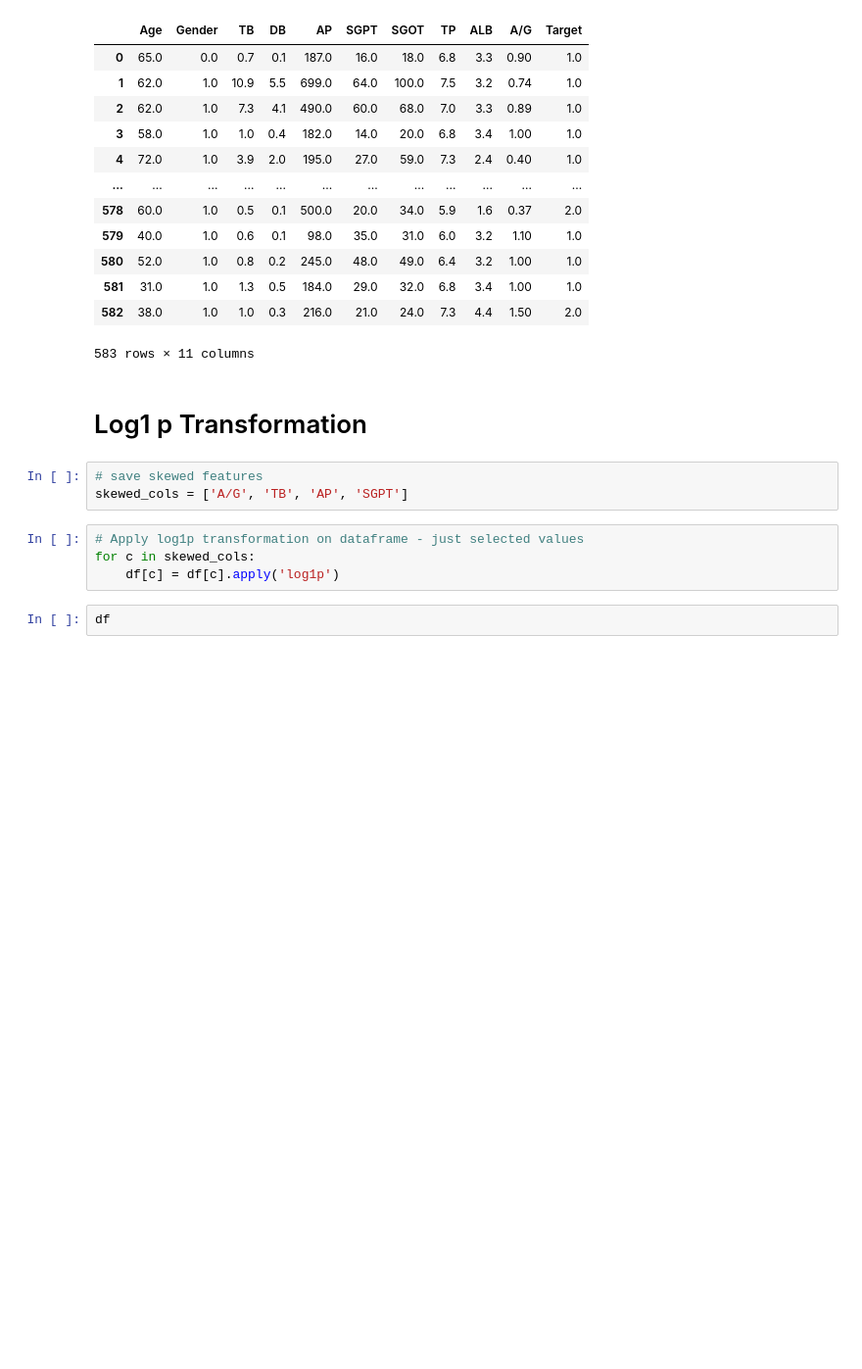
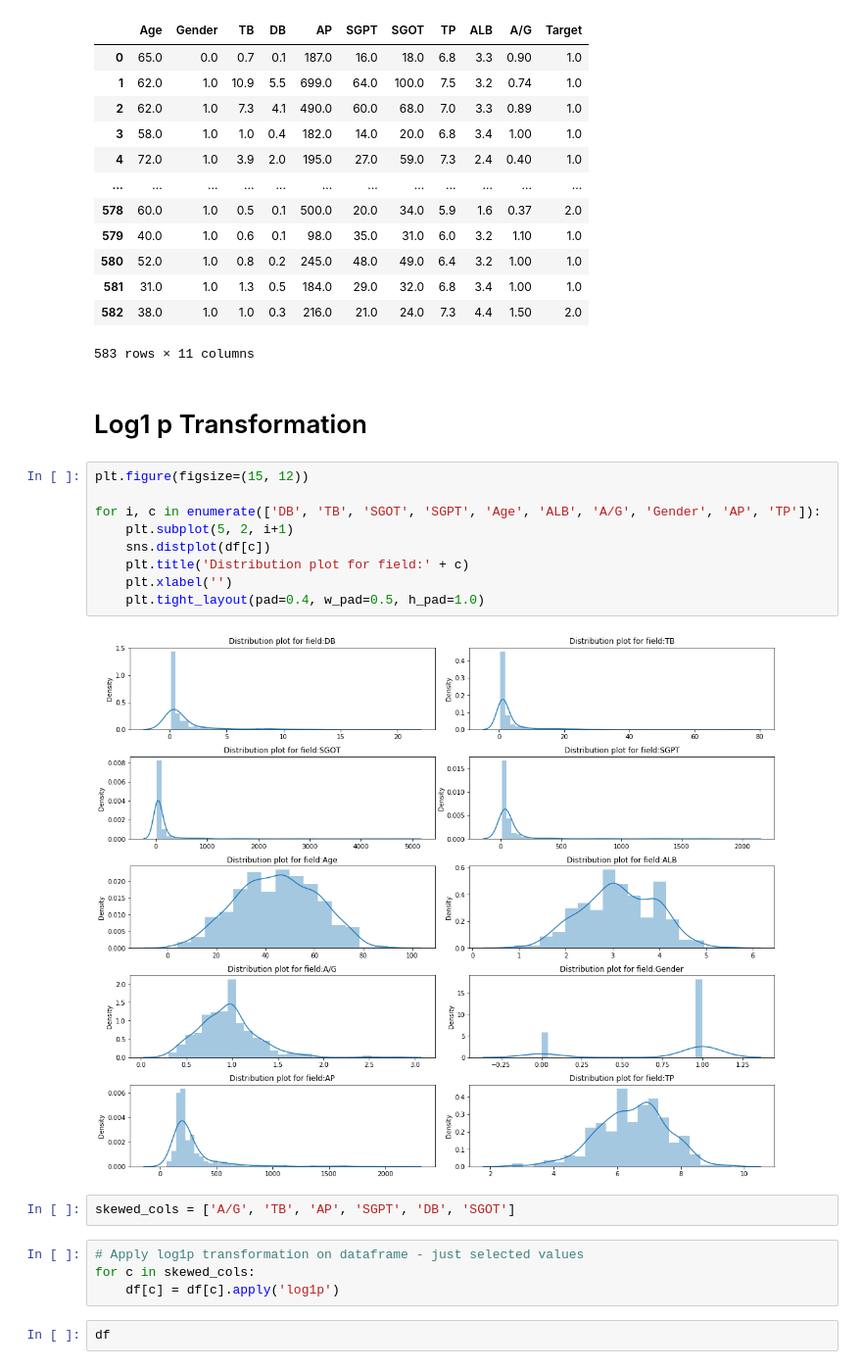
Before and after one commit to saniikakulkarni/Liver-Disease-Diagnosis-Models, a Jupyter notebook: proposed_work(Tejas) copy.ipynb, the cells around one changed output. Shown at 98% size. Cells and saved outputs as stored; diff of their text form; blank space fills up the shorter version.

```diff
--- a/proposed_work(Tejas) copy.ipynb
+++ b/proposed_work(Tejas) copy.ipynb
@@ -104,9 +110,19 @@ df
 583 rows × 11 columns
 # %% [markdown]
 # Log1 p Transformation
+# %%
+plt.figure(figsize=(15, 12))
+
+for i, c in enumerate(['DB', 'TB', 'SGOT', 'SGPT', 'Age', 'ALB', 'A/G', 'Gender', 'AP', 'TP']):
+    plt.subplot(5, 2, i+1)
+    sns.distplot(df[c])
+    plt.title('Distribution plot for field:' + c)
+    plt.xlabel('')
+    plt.tight_layout(pad=0.4, w_pad=0.5, h_pad=1.0)
+# %% [output]
+[figure, added]
 # %%
-# save skewed features
-skewed_cols = ['A/G', 'TB', 'AP', 'SGPT']
+skewed_cols = ['A/G', 'TB', 'AP', 'SGPT', 'DB', 'SGOT']
 # %%
 # Apply log1p transformation on dataframe - just selected values
 for c in skewed_cols:
```
Also changed, not shown: parts of 45 cells of this notebook, 8 other files.
